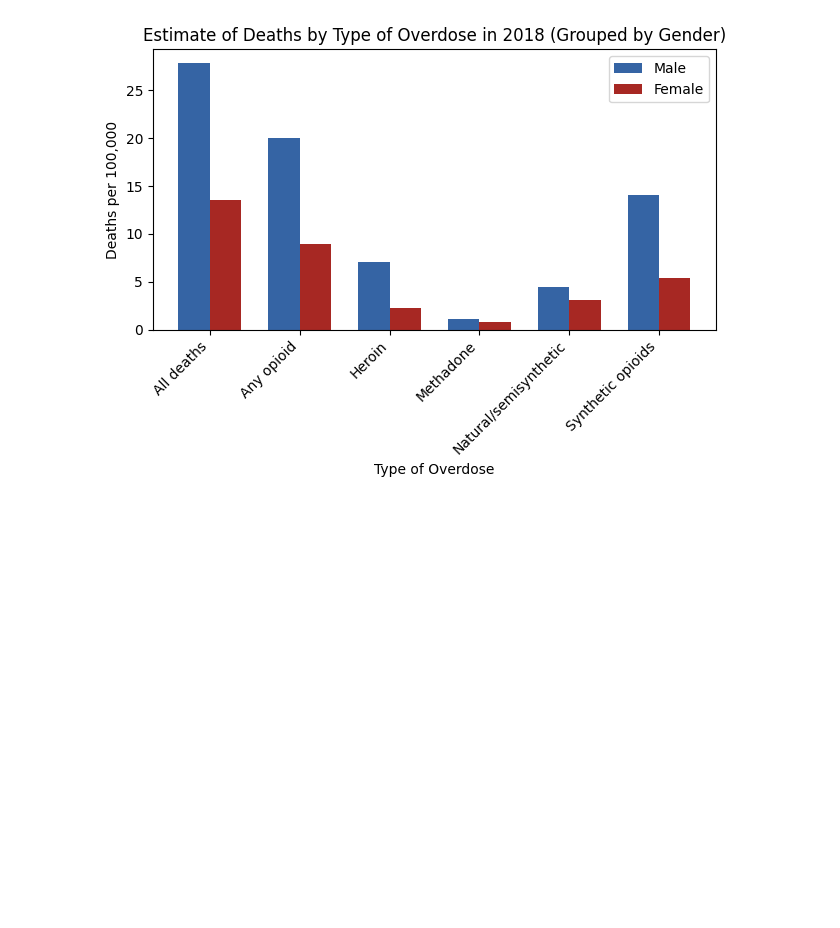
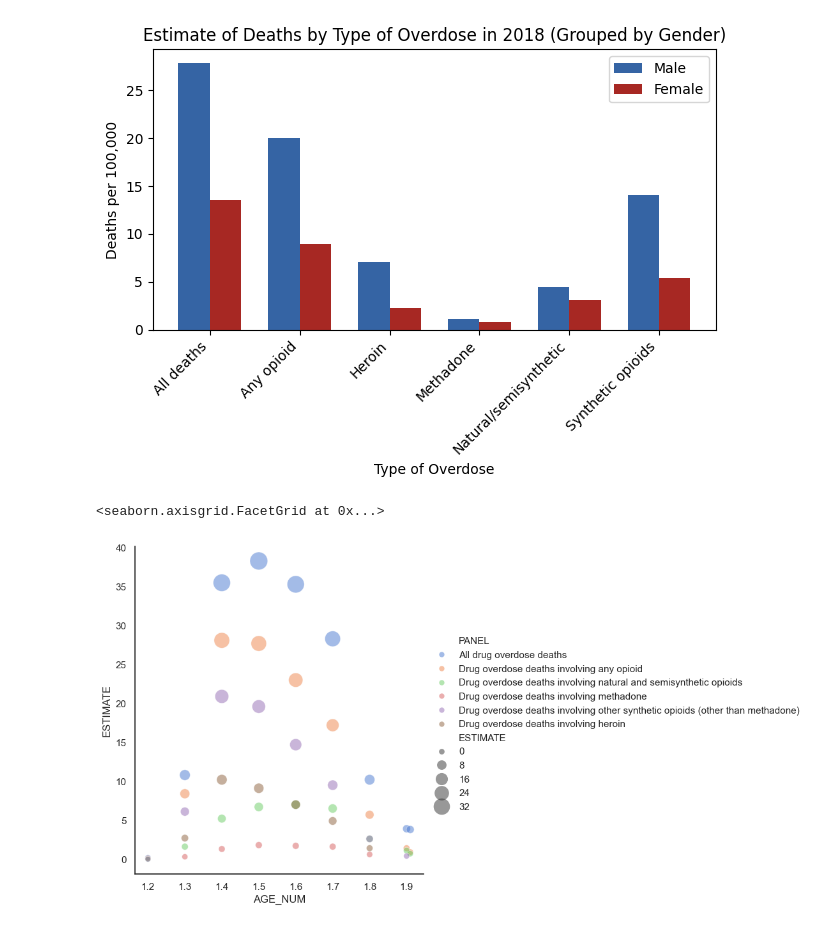
Before and after one commit to bridgetilin/comp-590-module2, a Jupyter notebook: altair_vis.ipynb, the cells around one changed output. Saved outputs shown, nothing was run; the diff lists cells and outputs as text; code cells hidden in the pictures; blank space fills up the shorter version.

```diff
--- a/altair_vis.ipynb
+++ b/altair_vis.ipynb
@@ -87,3 +95,19 @@ plt.tight_layout()
 plt.show()
 # %% [output]
 [figure]
+# %%
+import seaborn as sns
+
+sns.set_theme(style="white")
+
+# Load the example mpg dataset
+data = pd.read_csv("Drug_overdose_death_rates__by_drug_type__sex__age__race__and_Hispanic_origin__United_States.csv")
+
+filtered_data = data[(data['YEAR'] == 2018) & (data['STUB_NAME'] == 'Age')]
+
+sns.relplot(x="AGE_NUM", y="ESTIMATE", hue="PANEL", size="ESTIMATE",
+            sizes=(40, 400), alpha=.5, palette="muted",
+            height=6, data=filtered_data)
+# %% [output]
+<seaborn.axisgrid.FacetGrid at 0x...>
+[figure, added]
```
Also changed, not shown: parts of 6 cells of this notebook.
